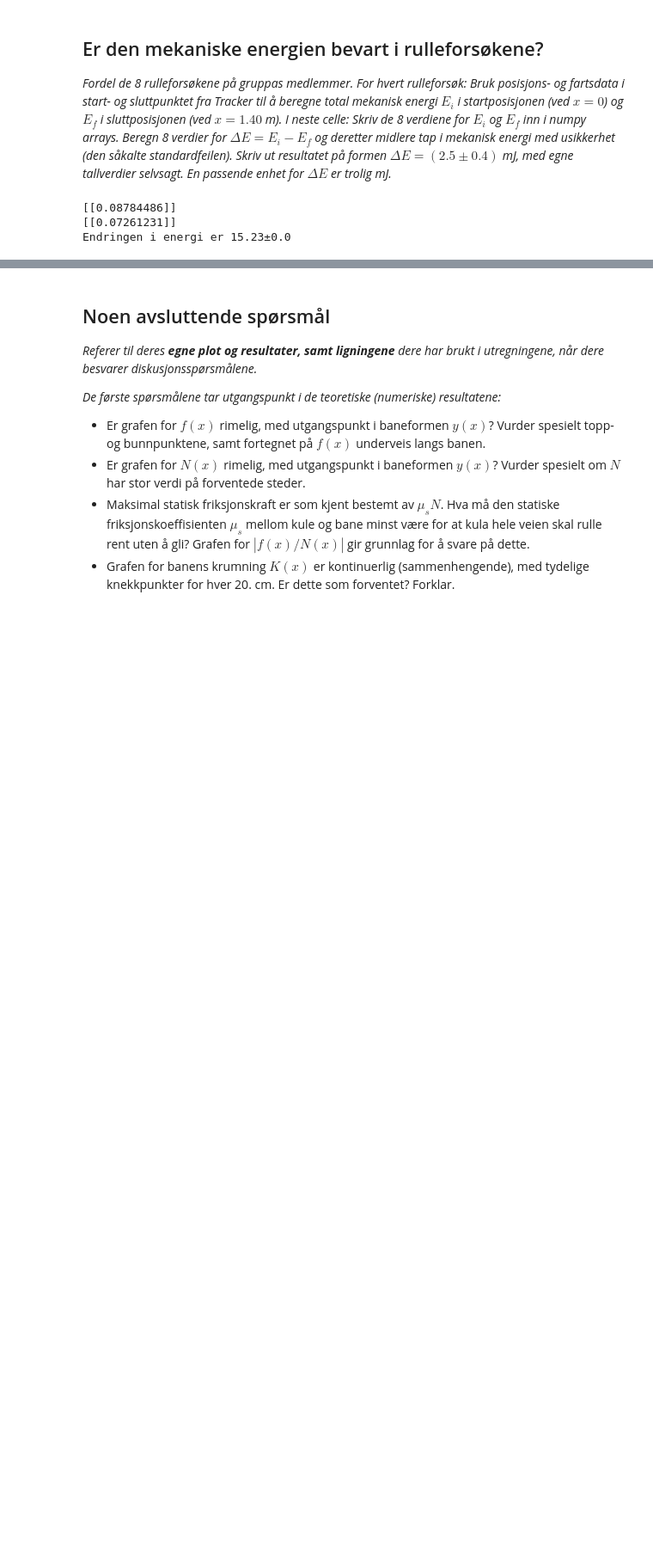
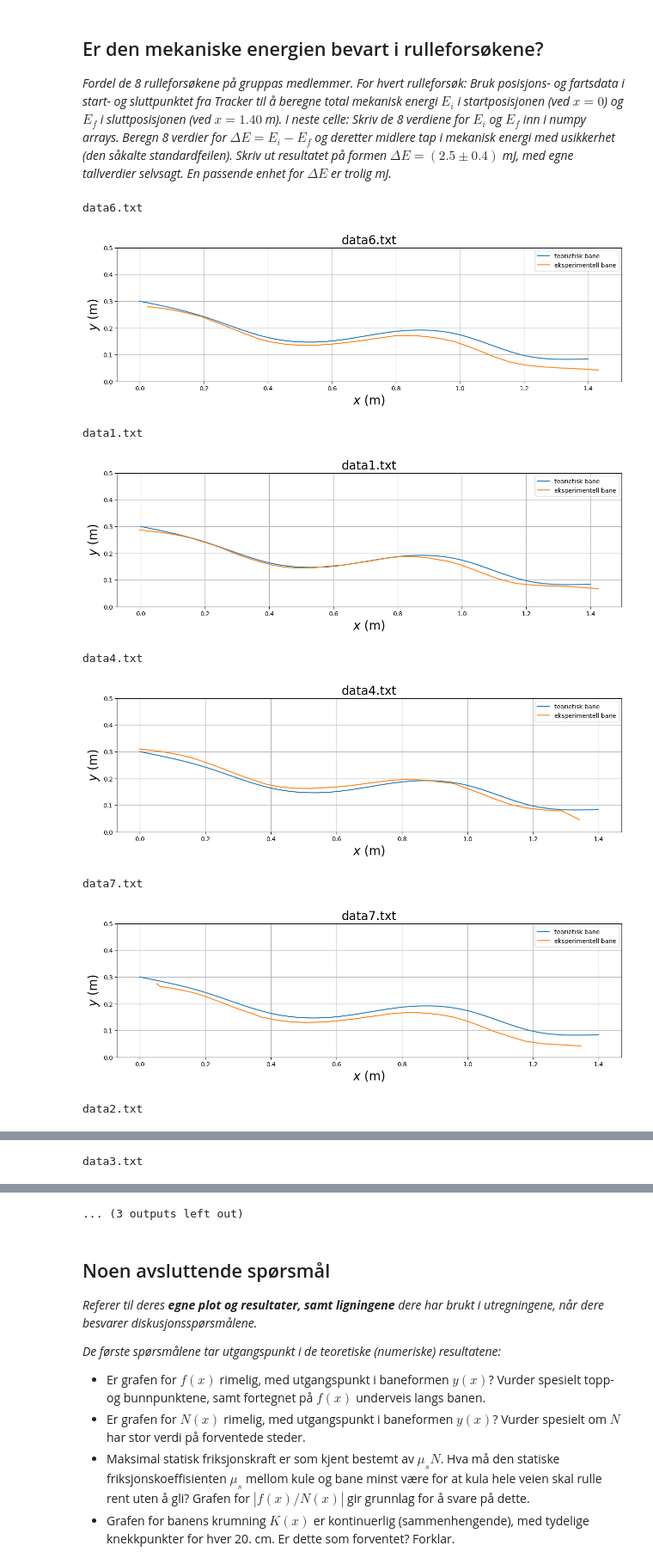
Before and after one commit to HaakonMikalsen/LabTFY4115, a Jupyter notebook: notebook/notebook_mal_H25.ipynb, the cells around one changed output, grey strips where cells are left out. Shown at 86% size. Saved outputs shown, nothing was run; the diff lists cells and outputs as text; code cells hidden in the pictures; blank space fills up the shorter version.

```diff
--- a/notebook/notebook_mal_H25.ipynb
+++ b/notebook/notebook_mal_H25.ipynb
@@ -474,6 +467,7 @@ fileList = os.listdir(basePath)
 Ei_points = []
 Ef_points = []
 for file in fileList:
+    print(file)
     skip_line_start = 2 #index du vil starte på i fil
     skip_line_end =  None #index du vil slutte på i fil
     dataFile = codecs.open(basePath+file, encoding="utf-8", errors="ignore") #laster inn fil
@@ -515,36 +509,60 @@ for file in fileList:
     x_eksperiment = x_eksperiment.astype(float) #x_eksperiment til float
     y_eksperiment = y_eksperiment.astype(float) #y_eksperiment til float
 
+    vx_eksperimentelt = np.gradient(x_eksperiment,t_eksperiment)
+    vy_eksperimentelt = np.gradient(y_eksperiment,t_eksperiment)
+    v_eksperimentelt = np.sqrt(vx_eksperimentelt**2+vy_eksperimentelt**2)
 
     E_pot_eksperiment = M*g*y_eksperiment
     E_kin_eksperiment = (1/2)*(1+c)*M*v_eksperimentelt**2
     E_tot_eksperiment = E_pot_eksperiment + E_kin_eksperiment
 
     startIndex = find_nearest_index(x_eksperiment,0)
     endIndex = find_nearest_index(x_eksperiment,1.4)
 
     Ei_points.append(E_tot_eksperiment[startIndex])
     Ef_points.append(E_tot_eksperiment[endIndex])
 
+
+    plt.figure(figsize=(15,4))
+    plt.plot(x,y,label = "teorietisk bane")
+    plt.plot(x_eksperiment,y_eksperiment,label = "eksperimentell bane")
+    plt.title(file,fontsize=20)
+    plt.xlabel('$x$ (m)',fontsize=20)
+    plt.ylabel(r'$y$ (m)',fontsize=20)
+    plt.ylim(0,0.5)
+    plt.legend()
+    plt.grid()
+    plt.show()
+
+
+
+
 Ei_points = np.array(Ei_points)
 Ef_points = np.array(Ef_points)
 
-print(Ei_points)
-print(Ef_points)
+# print(Ei_points)
 
 deltaEList = Ei_points-Ef_points
 
 deltaE = np.mean(deltaEList)
 plussMinus = (np.max(deltaEList)-np.min(deltaEList))/2
 
-print(f"Endringen i energi er {deltaE*1000:.2f}±{plussMinus}")
+print(deltaEList)
+print(f"Endringen i energi er {deltaE*1000:.2f}±{plussMinus*1000:.2f}mJ")
 
 #Beregning av Delta E = E_i - E_f for 8 vellykkede rulleforsøk
 
 #Beregning av middelverdi og standardfeil for Delta E
 
 #Utskrift av Delta E på formen Delta E = (Middelverdi +- Standardfeil) mJ
 # %% [output]
-[[0.08784486]]
-[[0.07261231]]
-Endringen i energi er 15.23±0.0
+data6.txt
+[figure, added]
+data1.txt
+[figure, added]
+data4.txt
+[figure, added]
+data7.txt
+[figure, added]
+data2.txt
@@ -550,0 +570 @@ Endringen i energi er 15.23±0.0
+data3.txt
@@ -551,3 +572,4 @@ Endringen i energi er 15.23±0.0
+... (3 outputs left out)
 # %% [markdown]
 ## Noen avsluttende spørsmål
 *Referer til deres <b>egne plot og resultater, samt ligningene</b> dere har brukt i utregningene, når dere besvarer diskusjonsspørsmålene.*
```
Also changed, not shown: parts of 4 cells of this notebook, 7 other files.
